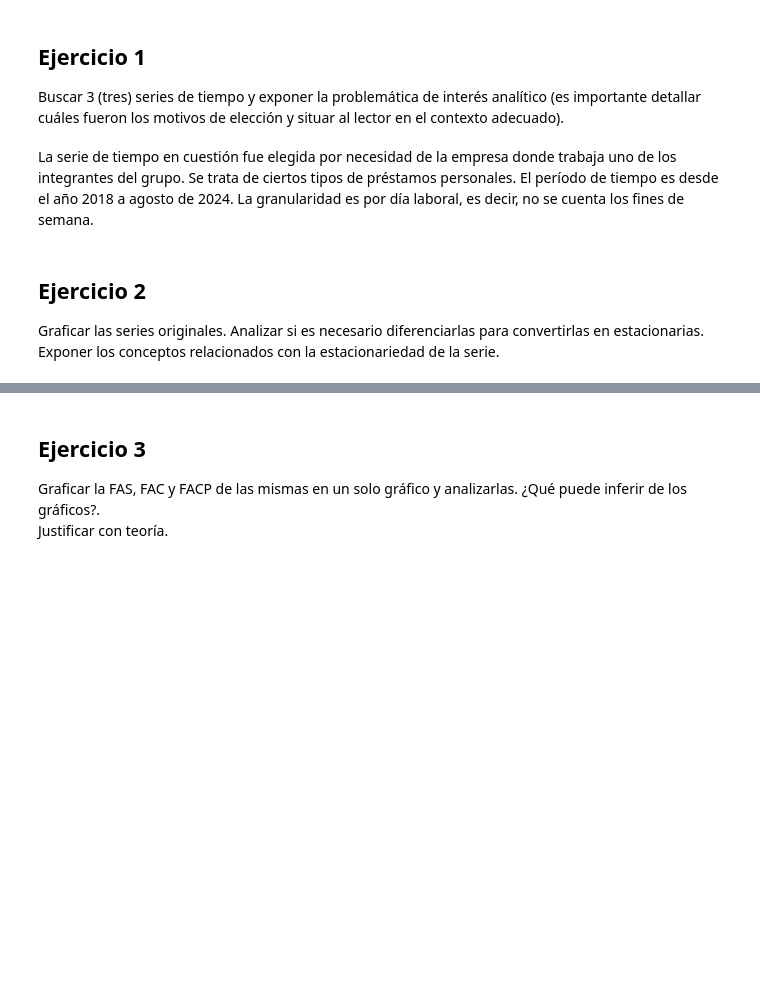
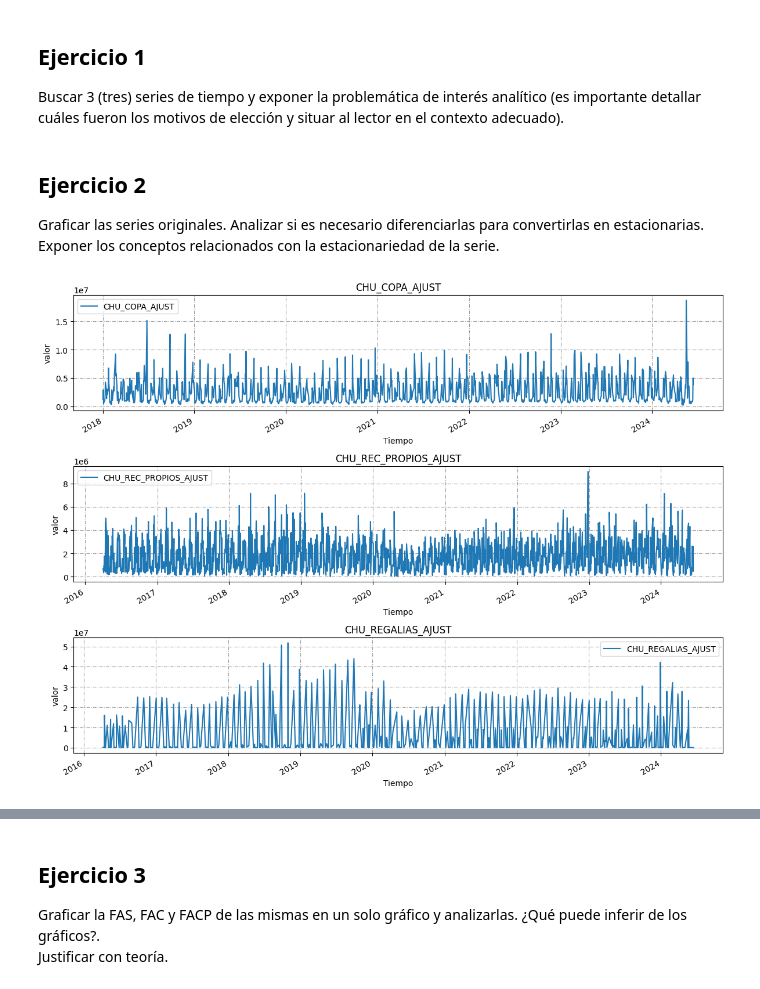
Before and after one commit to carrenogf/MCD-Series-Temporales, a Jupyter notebook: notebooks/main.ipynb, the cells around one changed output, grey strips where cells are left out. Cells and saved outputs as stored; diff of their text form; code cells hidden in the pictures; blank space fills up the shorter version.

Commit message:
notebook main

```diff
--- a/notebooks/main.ipynb
+++ b/notebooks/main.ipynb
@@ -16,0 +19,8 @@ from sklearn.metrics import mean_absolute_error, mean_squared_error
+# %%
+# df_main = pd.read_excel(engine="python","https://github.com/carrenogf/MCD-Series-Temporales/blob/64d7bd2271190301ac5419698736fec4ff37b342/dataset/series_diarias.xlsx")
+df_main = pd.read_excel("https://raw.githubusercontent.com/carrenogf/MCD-Series-Temporales/main/dataset/series_diarias.xlsx")
+df_main = df_main.sort_values("FECHA",ascending=True)
+df_main.set_index("FECHA", inplace=True)
+df_copa = df_main["CHU_COPA_AJUST"].dropna()
+df_recprop = df_main["CHU_REC_PROPIOS_AJUST"].dropna()
+df_regal = df_main["CHU_REGALIAS_AJUST"].dropna()
@@ -17,10 +57,35 @@ from sklearn.metrics import mean_absolute_error, mean_squared_error
 # %% [markdown]
 <h2>Ejercicio 1</h2>
 Buscar 3 (tres) series de tiempo y exponer la problemática de interés analítico (es importante detallar cuáles fueron los motivos de elección y situar al lector en el contexto adecuado).
-# %% [markdown]
-La serie de tiempo en cuestión fue elegida por necesidad de la empresa donde trabaja uno de los integrantes del grupo. Se trata de ciertos tipos de préstamos personales. El período de tiempo es desde el año 2018 a agosto de 2024. La granularidad es por día laboral, es decir, no se cuenta los fines de semana.
 # %% [markdown]
 <h2>Ejercicio 2</h2>
 Graficar las series originales. Analizar si es necesario diferenciarlas para convertirlas en estacionarias.
 
 Exponer los conceptos relacionados con la estacionariedad de la serie.
+# %%
+
+def graficar(serie, titulo="", xlabel="Tiempo", ylabel="Tasa", ax=None):
+    """Grafica una serie en un eje específico."""
+    serie.plot(ax=ax)  # Graficar la serie en el subplot dado
+
+    ax.set_xlabel(xlabel)
+    ax.set_ylabel(ylabel)
+    ax.set_title(titulo)
+    ax.legend(loc='best')
+    ax.grid(True, color='0.6', dashes=(5, 2, 1, 2))
+# %%
+dataframes = [df_copa, df_recprop, df_regal]  # Asegúrate de definir estos dataframes
+
+fig, axes = plt.subplots(3, 1, figsize=(12, 9), dpi=100)  # 3 filas, 1 columna
+
+for i, (df, ax) in enumerate(zip(dataframes, axes)):
+    graficar(serie=df,
+             titulo=f"{df.name}",
+             xlabel="Tiempo",
+             ylabel="valor",
+             ax=ax)
+
+plt.tight_layout()  # Evitar superposición
+plt.show()
+# %% [output]
+[figure, added]
```
Also changed, not shown: parts of 41 cells of this notebook.
